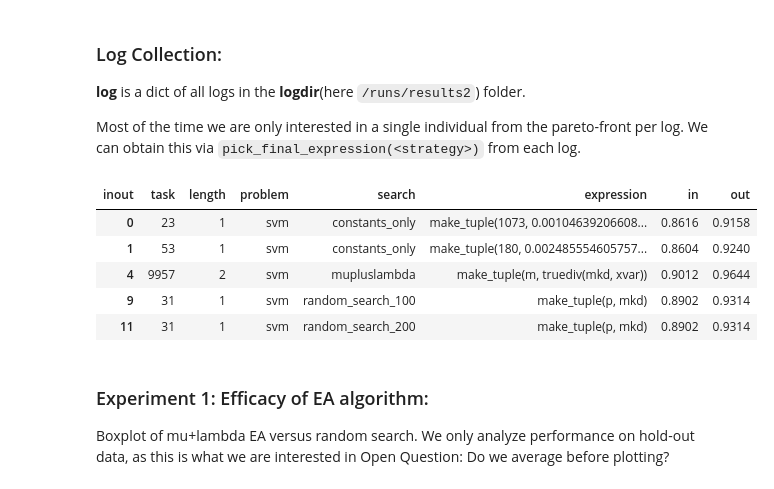
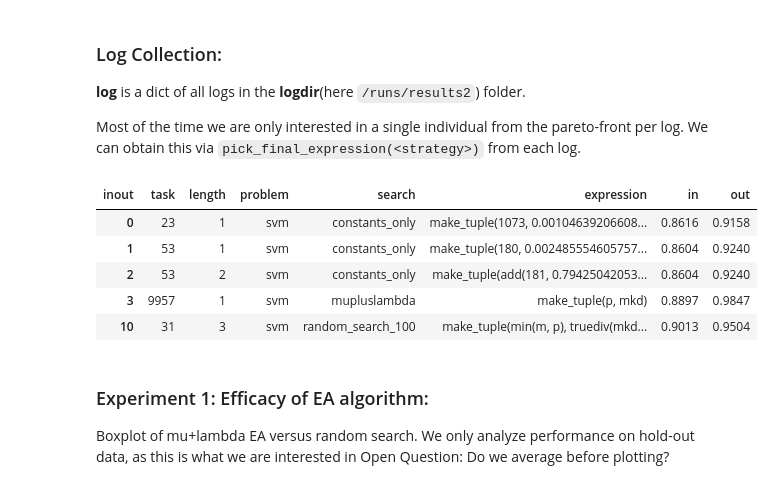
Before and after one commit to PGijsbers/symbolicdefaults, a Jupyter notebook: LogParsing-V3.ipynb, the cells around one changed output. Cells and saved outputs as stored; diff of their text form; code cells hidden in the pictures.

```diff
--- a/LogParsing-V3.ipynb
+++ b/LogParsing-V3.ipynb
@@ -76,6 +76,8 @@ class Runlog:
             out = df[df.groupby(['run', 'search'])['length'].transform(min) == df['length']]
         elif method == "relative":
             out = df.loc[[pick_relative(group, **kwargs) for name, group in df.groupby(['run', 'search'])]]
+        elif method == "cheat":
+            out = df[df.groupby(['run', 'search'])['out'].transform(max) == df['out']]
         else:
             out = df[df.groupby(['run', 'search'])['in'].transform(max) == df['in']]
         return out
@@ -187,20 +189,20 @@ for problem in problems:
 # %%
 # Get final expression acording to some pick strategy data.
 # Columns 'in' and 'out' refer to in- and out-of-sample performance
 df = pd.DataFrame([])
 
 for k in log.keys():
-    pdf = log[k].pick_final_expression("relative")
+    pdf = log[k].pick_final_expression("cheat")
     pdf['problem'] = k
     df = df.append(pdf)
 df[['task', 'length', 'problem', 'search', 'expression', 'in', 'out']].head()
 # %% [output]
 | inout | task | length | problem | search | expression | in | out |
 | 0 | 23 | 1 | svm | constants_only | make_tuple(1073, 0.00104639206608... | 0.8616 | 0.9158 |
 | 1 | 53 | 1 | svm | constants_only | make_tuple(180, 0.002485554605757... | 0.8604 | 0.9240 |
-| 4 | 9957 | 2 | svm | mupluslambda | make_tuple(m, truediv(mkd, xvar)) | 0.9012 | 0.9644 |
-| 9 | 31 | 1 | svm | random_search_100 | make_tuple(p, mkd) | 0.8902 | 0.9314 |
-| 11 | 31 | 1 | svm | random_search_200 | make_tuple(p, mkd) | 0.8902 | 0.9314 |
+| 2 | 53 | 2 | svm | constants_only | make_tuple(add(181, 0.79425042053... | 0.8604 | 0.9240 |
+| 3 | 9957 | 1 | svm | mupluslambda | make_tuple(p, mkd) | 0.8897 | 0.9847 |
+| 10 | 31 | 3 | svm | random_search_100 | make_tuple(min(m, p), truediv(mkd... | 0.9013 | 0.9504 |
 # %% [markdown]
 ### Experiment 1: Efficacy of EA algorithm:
 Boxplot of mu+lambda EA versus random search.
```
Also changed, not shown: parts of 29 cells of this notebook.
